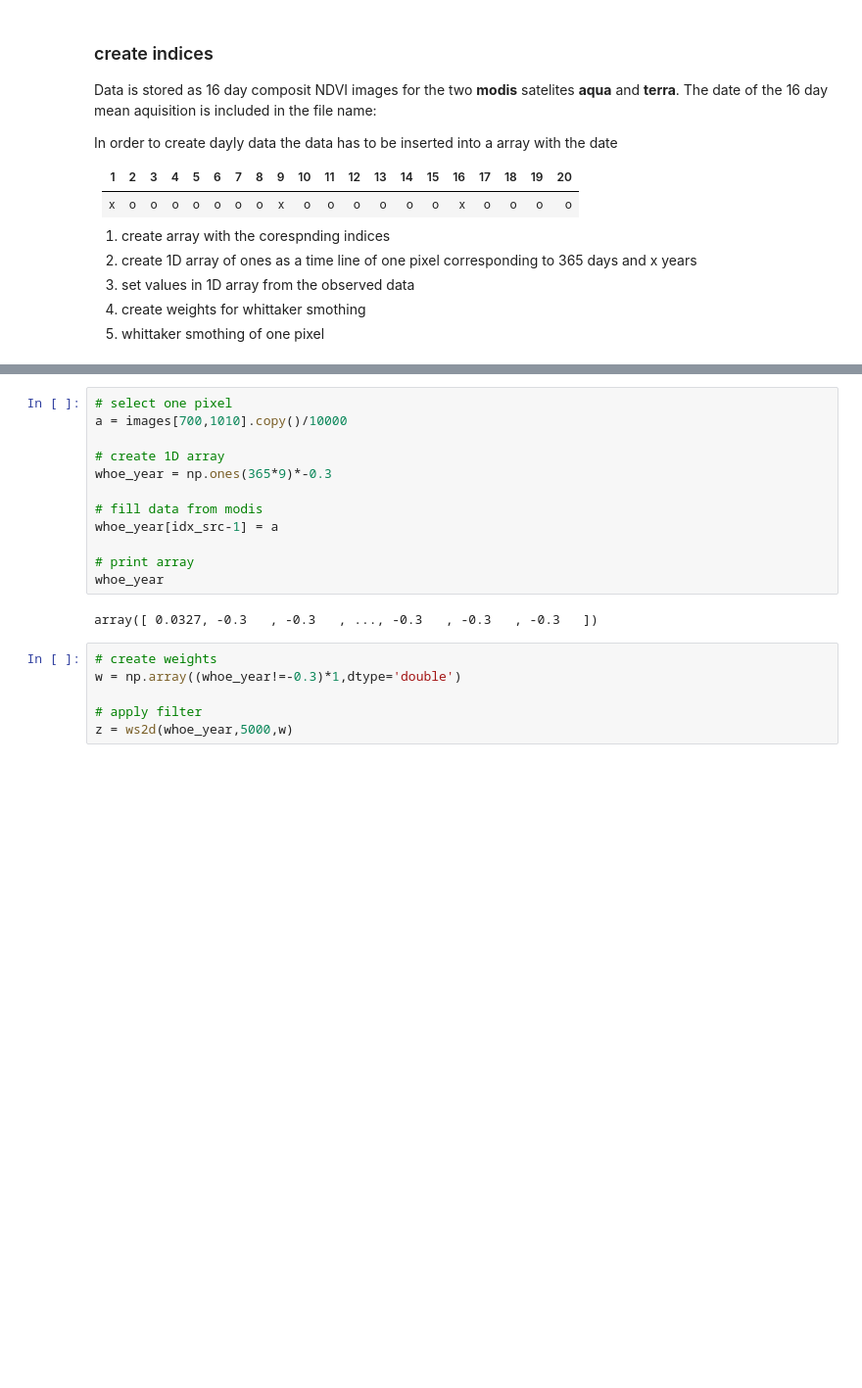
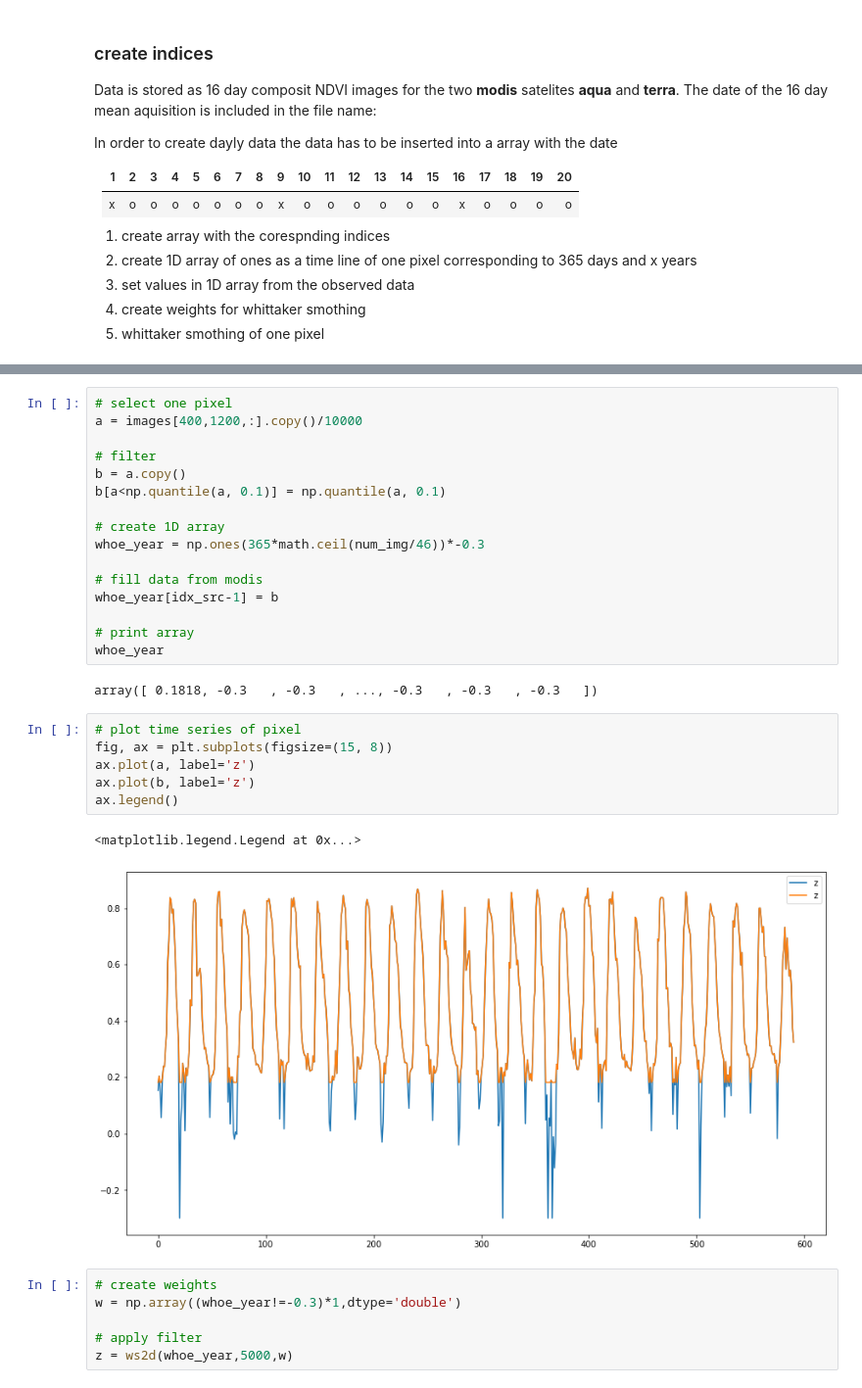
Before and after one commit to satlawa/proj_time_series_analysis, a Jupyter notebook: smothing.ipynb, the cells around one changed output, grey strips where cells are left out. Shown at 98% size. Cells and saved outputs as stored; diff of their text form; blank space fills up the shorter version.

```diff
--- a/smothing.ipynb
+++ b/smothing.ipynb
@@ -169,17 +216,30 @@ del idx_list
 # %%
 # select one pixel
-a = images[700,1010].copy()/10000
+a = images[400,1200,:].copy()/10000
+
+# filter
+b = a.copy()
+b[a<np.quantile(a, 0.1)] = np.quantile(a, 0.1)
 
 # create 1D array
-whoe_year = np.ones(365*9)*-0.3
+whoe_year = np.ones(365*math.ceil(num_img/46))*-0.3
 
 # fill data from modis
-whoe_year[idx_src-1] = a
+whoe_year[idx_src-1] = b
 
 # print array
 whoe_year
 # %% [output]
-array([ 0.0327, -0.3   , -0.3   , ..., -0.3   , -0.3   , -0.3   ])
+array([ 0.1818, -0.3   , -0.3   , ..., -0.3   , -0.3   , -0.3   ])
+# %%
+# plot time series of pixel
+fig, ax = plt.subplots(figsize=(15, 8))
+ax.plot(a, label='z')
+ax.plot(b, label='z')
+ax.legend()
+# %% [output]
+<matplotlib.legend.Legend at 0x...>
+[figure, added]
 # %%
 # create weights
 w = np.array((whoe_year!=-0.3)*1,dtype='double')
```
Also changed, not shown: parts of 24 cells of this notebook.
